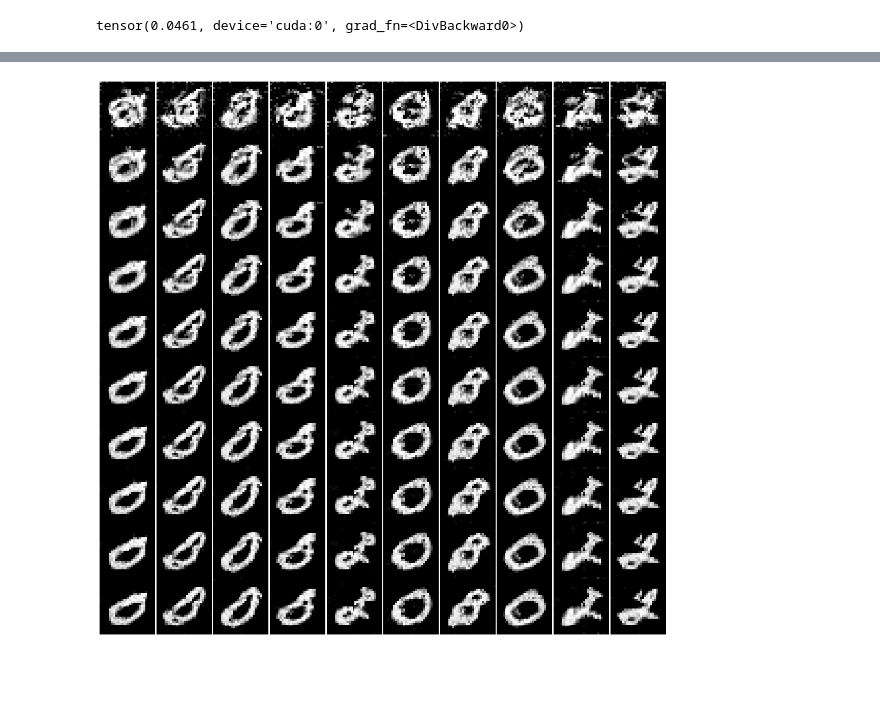
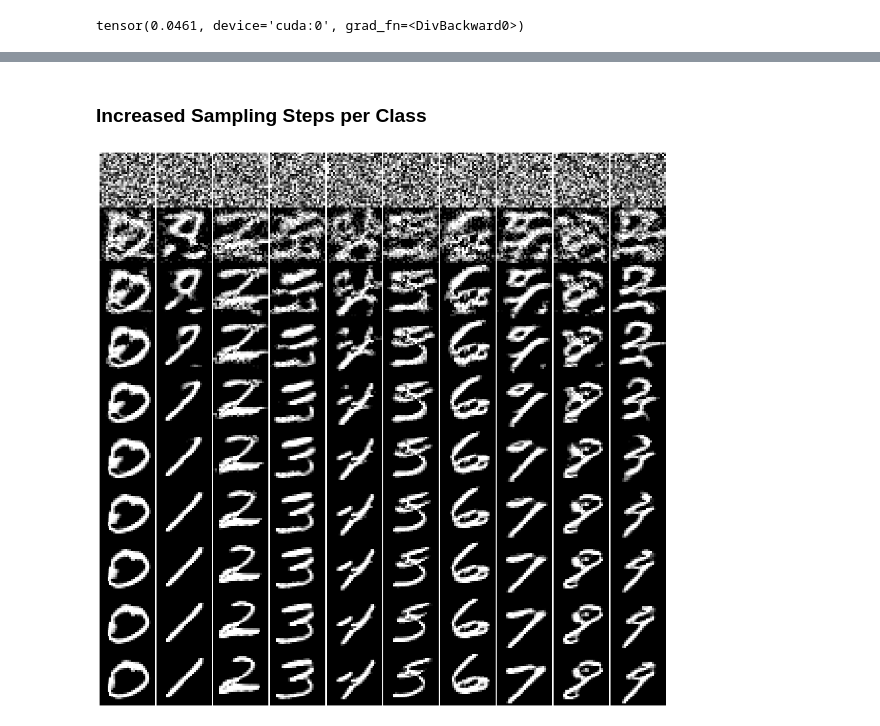
Before and after one commit to mshakerinava/IFT6269-A20-proj6, a Jupyter notebook: ift_project.ipynb, the cells around one changed output, grey strips where cells are left out. Saved outputs shown, nothing was run; the diff lists cells and outputs as text; code cells hidden in the pictures; blank space fills up the shorter version.

```diff
--- a/ift_project.ipynb
+++ b/ift_project.ipynb
@@ -27,22 +28,21 @@ class Identity(nn.Module):
 # %%
 class Conditional_InstanceNorm(torch.nn.Module):
   # Code from https://github.com/kewellcjj/pytorch-multiple-style-transfer/pull/5 (modified)
-
     def __init__(self, num_features, num_classes):
         super(Conditional_InstanceNorm, self).__init__()
         self.num_features = num_features
         self.inst_norm = torch.nn.InstanceNorm2d(num_features, affine=False)
+        #self.gamma = nn.parameter.Parameter(torch.FloatTensor(num_classes, num_features)).data.normal_(1, 0.02) # Initialise scale at N(1, 0.02)
+        #self.beta = nn.parameter.Parameter(torch.FloatTensor(num_classes, num_features)).data.zero_() # Initialise bias at 0
         self.embed1 = torch.nn.Embedding(num_classes, num_features)
         self.embed2 = torch.nn.Embedding(num_classes, num_features)
         self.embed1.weight.data.normal_(1, 0.02)  # Initialise scale at N(1, 0.02)
         self.embed2.weight.data.zero_()  # Initialise bias at 0
 
     def forward(self, x, y):
-        out = self.inst_norm(x)
-
+        out = x#self.inst_norm(x)
         gamma = self.embed1(y)
         beta = self.embed2(y)
-
         out = gamma.view(-1, self.num_features, 1, 1) * out + beta.view(-1, self.num_features, 1, 1)
         return out
 # %%
@@ -124,7 +124,7 @@ class ResNet(nn.Module):
 
     def forward(self, x, y=None):
         x = self.conv(x)
-        x = self.conditional_layer(x, y)
+        #x = self.conditional_layer(x, y) #only mention using for res layers
         x = F.leaky_relu(x)
 
         #residual blocks
@@ -153,6 +153,7 @@ sigma = 0.005
 lambdaa = 10.
 K = 60 # Number of Langevin Dynamics steps
 # %%
+DATASET = "MNIST"
 mnist_transform =torchvision.transforms.Compose([
     torchvision.transforms.ToTensor()
 ])
@@ -214,13 +204,16 @@ def loss_fcn(net, x_pos, x_neg, alpha, y=None):
     return (loss_pos + loss_neg) / 2
     # return torch.mean(alpha*(net(x_pos)**2 + net(x_neg)**2) + net(x_pos) - net(x_neg))
 # %%
-n_epochs = 10
-net = ResNet(in_dim=1, num_classes=10).to(device)
+CONDITIONAL = False
+num_classes = None
+if CONDITIONAL:
+    num_classes = 10
+net = ResNet(in_dim=1, num_classes=num_classes).to(device)
 optimizer = optim.Adam(net.parameters(), lr=learning_rate, betas=(0.0, 0.999))
 
 
 B = []
-n_epochs = 10
+n_epochs = 3
 train_load_iter = iter(train_loader)
 
 for epoch in range(n_epochs):
@@ -246,7 +239,9 @@ for epoch in range(n_epochs):
         # updating progress bar
         progress.set_description("Loss: {:.4f}".format(total_loss/(i+1)))
 
-    model_path = "/content/drive/My Drive/ift6269-project/models/model.pt"
+    model_path = "/content/drive/My Drive/ift6269-project/models/"
+    cond_str = "conditional" if CONDITIONAL else "unconditional"
+    model_filename = "{}_{}_model_classes_epoch_{}.pt".format(DATASET, cond_str, epoch)
     torch.save({
          'epoch': epoch,
          'model_state_dict': net.state_dict(),
@@ -284,22 +284,26 @@ fig.savefig('ebm_mnist_v01.png', bbox_inches='tight', dpi=300)
+# %% [markdown]
+### Increased Sampling Steps per Class
 # %%
-STEPS = 20
+STEPS = 15
 input_shape = [10, 1, 28, 28]
 # Start with 20 steps, random noise,
-y = torch.LongTensor([7]*10).to(device)
+#y = torch.LongTensor([3]*10).to(device)
+y = torch.arange(10).to(device)
 x_sample = [None] * 10
-x_sample[0] = sample(net, [], input_shape, lambdaa, sigma, device, y,  STEPS)
-for i in range(1, 10):
+x_sample[0] = sample(net, [], input_shape, lambdaa, sigma, device, y,  0)
+x_sample[1] = sample(net, [], input_shape, lambdaa, sigma, device, y,  STEPS, x0=x_sample[0])
+for i in range(2, 10):
     x_sample[i] = sample(net, [], input_shape, lambdaa, sigma, device, y, n_steps=STEPS, x0=x_sample[i - 1])
 
 fig = plt.figure(figsize=(20, 20))
 plt.subplots_adjust(left=None, bottom=None, right=None, top=None, wspace=0, hspace=0)
 
 for i in range(10):
     for j in range(10):
         plt.subplot(10, 10, i * 10 + j + 1)
         plt.axis('off')
         plt.imshow(x_sample[i][j].view(28, 28).detach().cpu(), cmap='gray', vmin=0, vmax=1)
 
-fig.savefig('ebm_mnist_v02.png', bbox_inches='tight', dpi=300)
+fig.savefig(image_path + 'ebm_mnist_num_gen.png', bbox_inches='tight', dpi=300)
 # %% [output]
-[figure, old version]
+[figure, new version]
```
Also changed, not shown: parts of 11 cells of this notebook.
